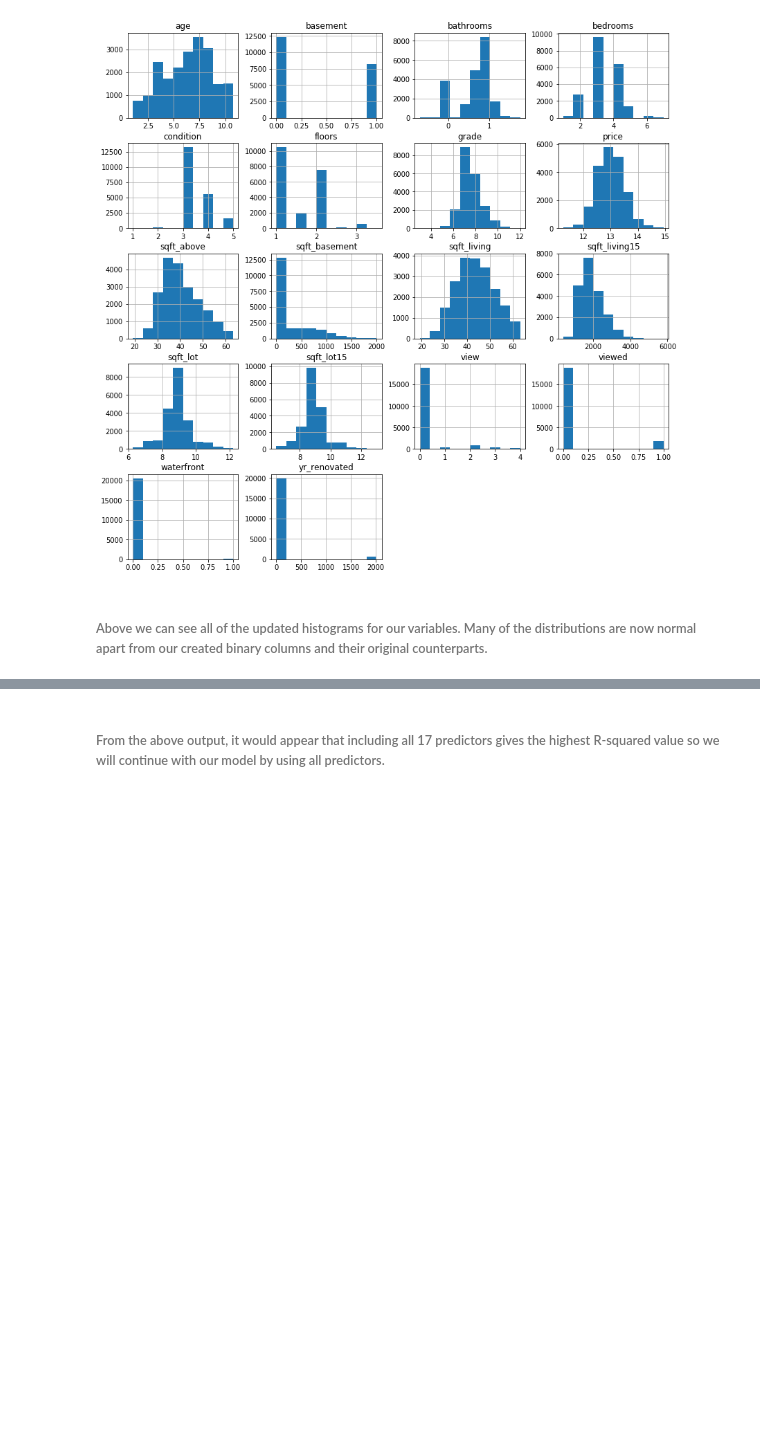
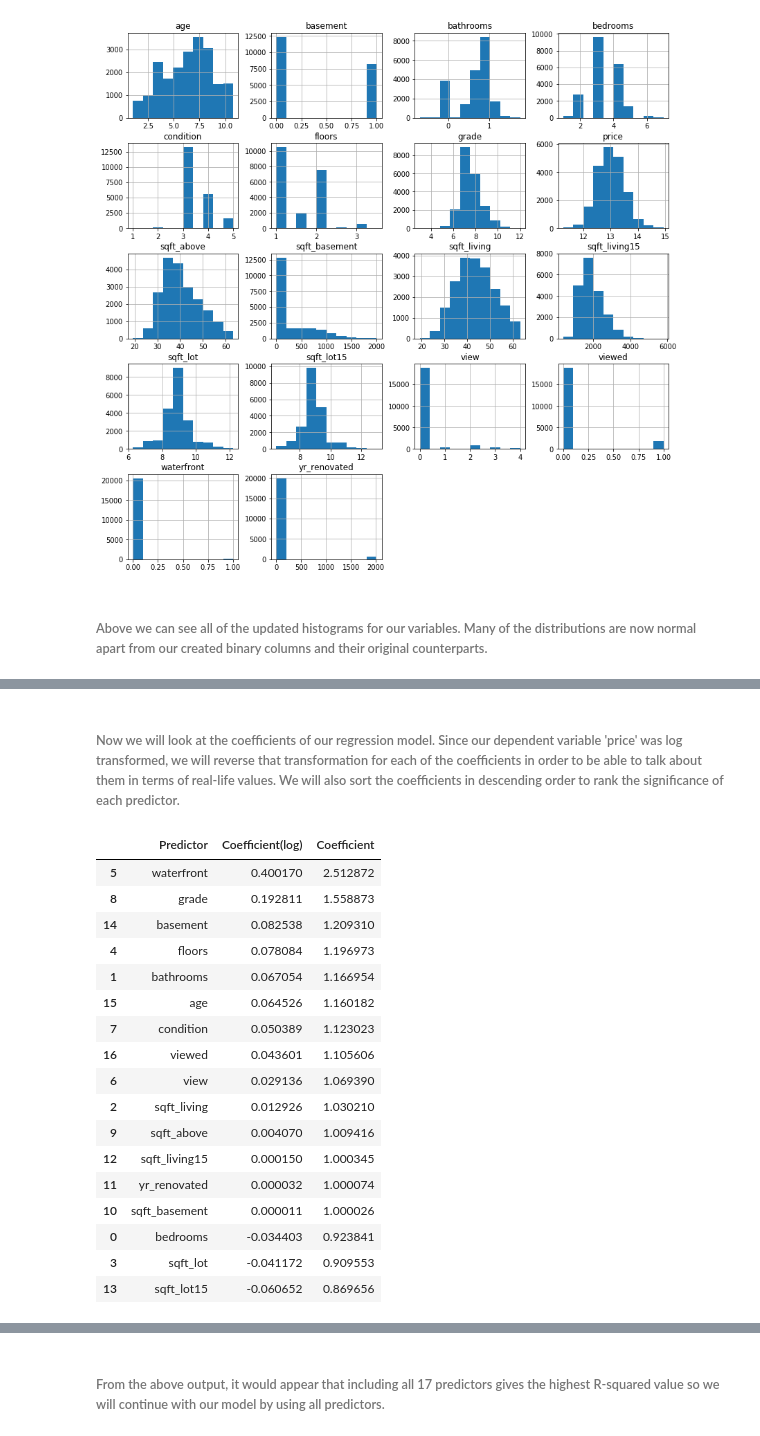
Before and after one commit to KanwalArora029/King-County-Sales-Analysis, a Jupyter notebook: student2.ipynb, the cells around one changed output, grey strips where cells are left out. Cells and saved outputs as stored; diff of their text form; code cells hidden in the pictures; blank space fills up the shorter version.

```diff
--- a/student2.ipynb
+++ b/student2.ipynb
@@ -562,0 +547,41 @@ results_df
+# %% [markdown]
+<h6> Now we will look at the coefficients of our regression model. Since our dependent variable 'price' was log transformed, we will reverse that transformation for each of the coefficients in order to be able to talk about them in terms of real-life values. We will also sort the coefficients in descending order to rank the significance of each predictor.
+# %%
+#creates a dataframe of both log transformed and non-log transformed coefficients of predictors in model
+X = df.drop('price', axis=1)
+y = df.price
+model_reg = lm.LinearRegression()
+linreg.fit(X, y)
+model_coef = pd.DataFrame()
+preds = list()
+coef_log = list()
+coef = list()
+i = 0
+for col in X.columns:
+    preds.append(X.columns.values[i])
+    coef_log.append(linreg.coef_[i])
+    coef.append(10**(linreg.coef_[i]))
+    i += 1
+model_coef['Predictor'] = preds
+model_coef['Coefficient(log)'] = coef_log
+model_coef['Coefficient'] = coef
+model_coef.sort_values(by=['Coefficient'], ascending=False)
+# %% [output]
+|  | Predictor | Coefficient(log) | Coefficient |
+| 5 | waterfront | 0.400170 | 2.512872 |
+| 8 | grade | 0.192811 | 1.558873 |
+| 14 | basement | 0.082538 | 1.209310 |
+| 4 | floors | 0.078084 | 1.196973 |
+| 1 | bathrooms | 0.067054 | 1.166954 |
+| 15 | age | 0.064526 | 1.160182 |
+| 7 | condition | 0.050389 | 1.123023 |
+| 16 | viewed | 0.043601 | 1.105606 |
+| 6 | view | 0.029136 | 1.069390 |
+| 2 | sqft_living | 0.012926 | 1.030210 |
+| 9 | sqft_above | 0.004070 | 1.009416 |
+| 12 | sqft_living15 | 0.000150 | 1.000345 |
+| 11 | yr_renovated | 0.000032 | 1.000074 |
+| 10 | sqft_basement | 0.000011 | 1.000026 |
+| 0 | bedrooms | -0.034403 | 0.923841 |
+| 3 | sqft_lot | -0.041172 | 0.909553 |
+| 13 | sqft_lot15 | -0.060652 | 0.869656 |
```
Also changed, not shown: parts of 16 cells of this notebook.
